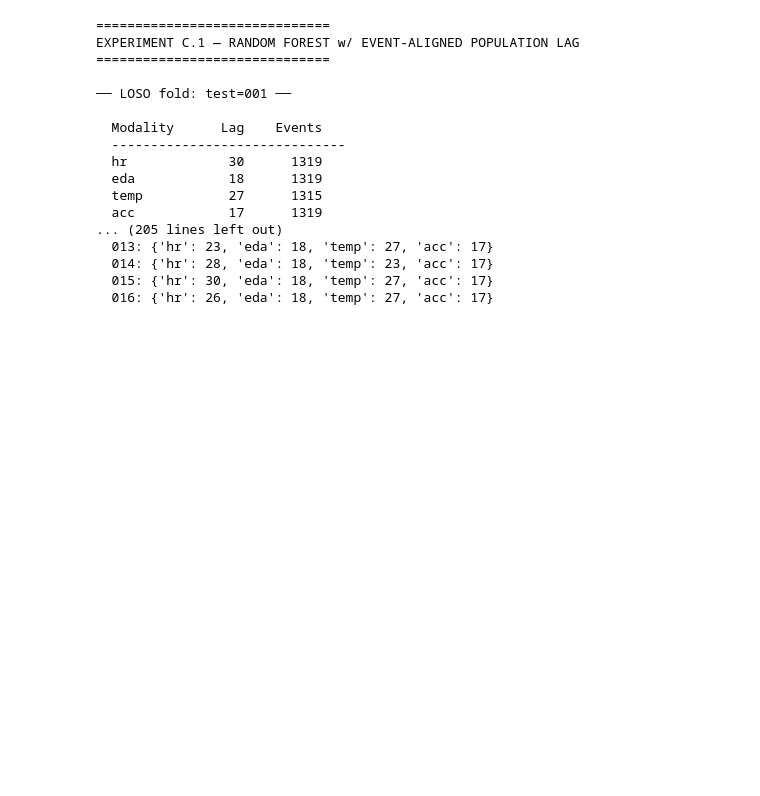
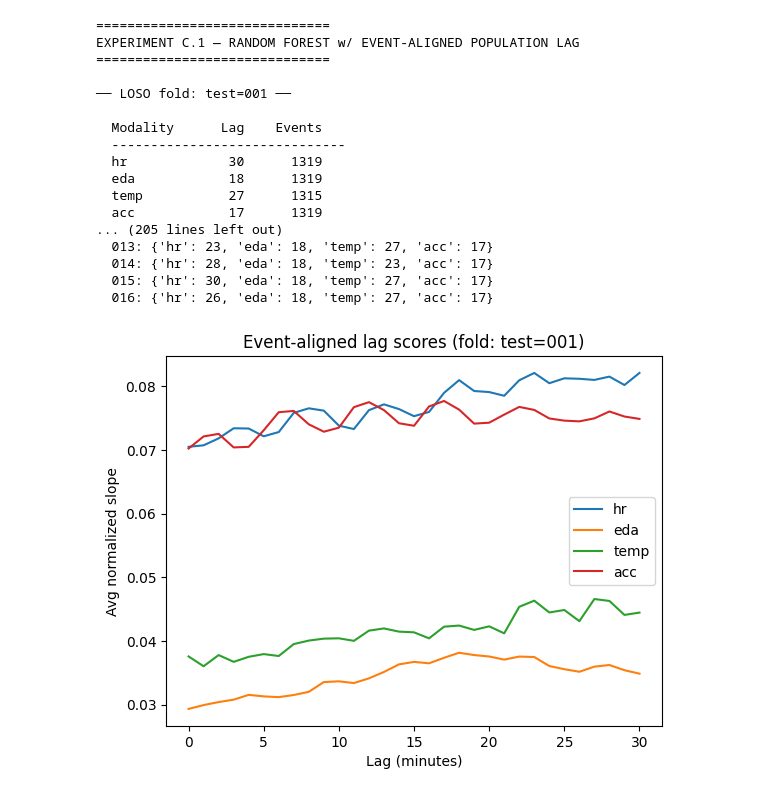
Before and after one commit to alecy100/Glucose-Monitoring-Experiment, a Jupyter notebook: glycemic copy.ipynb, the cells around one changed output. Drawn from its saved outputs; the diff is of its cells as text; code cells hidden in the pictures; blank space fills up the shorter version.

```diff
--- a/glycemic copy.ipynb
+++ b/glycemic copy.ipynb
@@ -1140,5 +1167,7 @@ Std AUROC:  0.089
 # %% [markdown]
 # Experiment B -- UNFORM LAG SWEEP
+# %%
+lags = [5, 10, 15, 20, 25, 30, 45, 60]
 # %%
 from sklearn.metrics import roc_auc_score, f1_score
 
@@ -1567,3 +1717,25 @@ EXPERIMENT C.1 — RANDOM FOREST w/ EVENT-ALIGNED POPULATION LAG
+# %%
+# After one call to compute_event_aligned_lag, plot avg_scores
+import matplotlib.pyplot as plt
+
+train_grids_labels = [
+    (master_data[p]["grid"], master_data[p]["labels"])
+    for p in list(master_data.keys()) if p != "001"
+]
+
+for mod in ["hr", "eda", "temp", "acc"]:
+    _, scores, n_events = compute_event_aligned_lag(
+        train_grids_labels, mod=mod, max_lag=30, pre_window=5
+    )
+    plt.plot(scores, label=mod)
+
+plt.xlabel("Lag (minutes)")
+plt.ylabel("Avg normalized slope")
+plt.title("Event-aligned lag scores (fold: test=001)")
+plt.legend()
+plt.show()
+# %% [output]
+[figure, added]
 # %%
 print("\n==============================")
 print("EXPERIMENT C.2 — XGBOOST w/ EVENT-ALIGNED POPULATION LAG")
```
Also changed, not shown: parts of 31 cells of this notebook.
